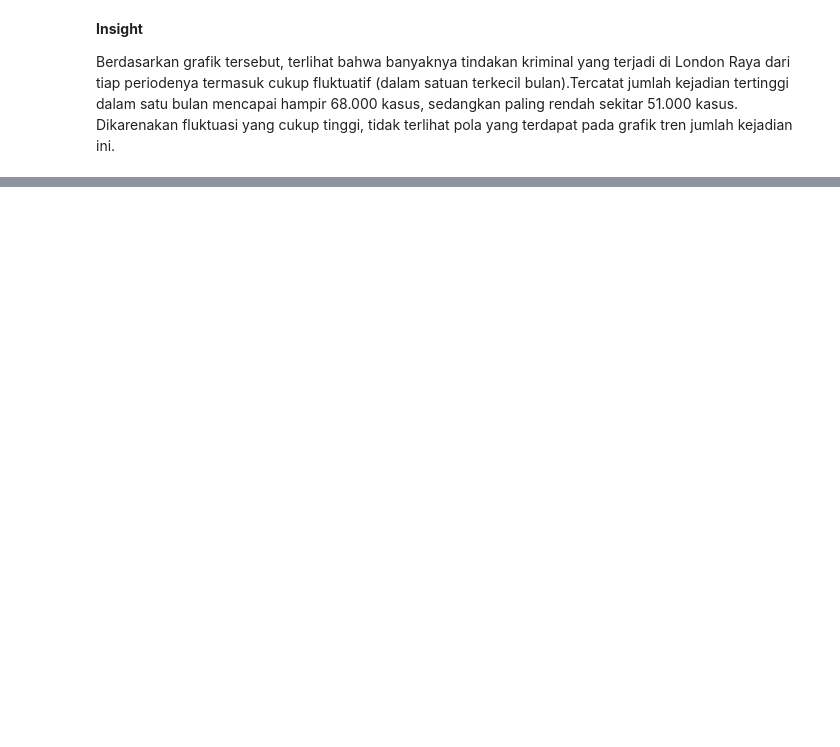
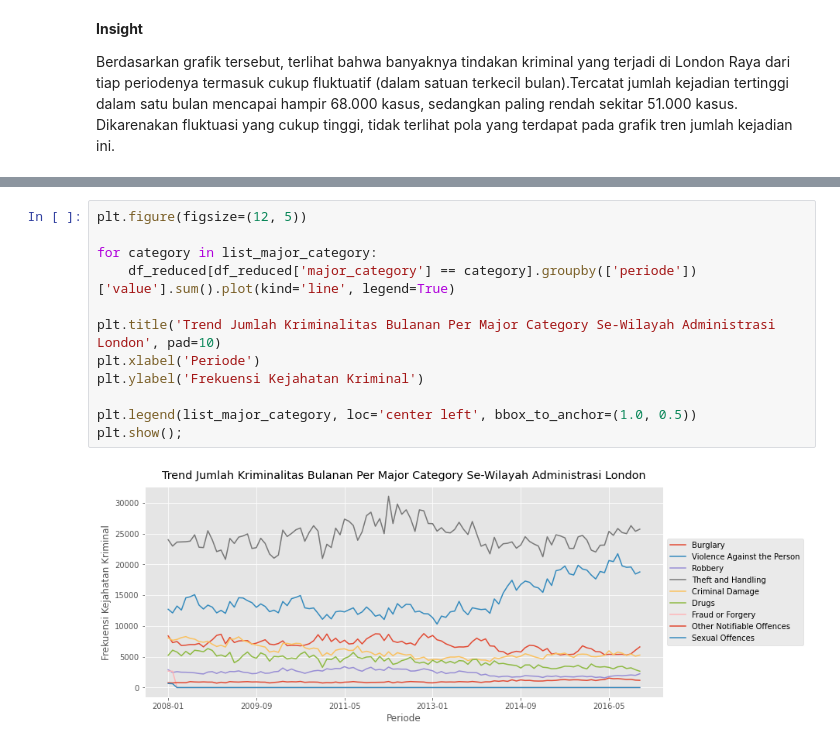
Before and after one commit to aufaf29/london-crime-analysis, a Jupyter notebook: PYTN_Assgn_1_076_Aufa Fadhlurohman.ipynb, the cells around one changed output, grey strips where cells are left out. Drawn from its saved outputs; the diff is of its cells as text; blank space fills up the shorter version.

```diff
--- a/PYTN_Assgn_1_076_Aufa Fadhlurohman.ipynb
+++ b/PYTN_Assgn_1_076_Aufa Fadhlurohman.ipynb
@@ -227,0 +269,14 @@ Berdasarkan grafik tersebut, terlihat bahwa banyaknya tindakan kriminal yang ter
+# %%
+plt.figure(figsize=(12, 5))
+
+for category in list_major_category:
+    df_reduced[df_reduced['major_category'] == category].groupby(['periode'])['value'].sum().plot(kind='line', legend=True)
+
+plt.title('Trend Jumlah Kriminalitas Bulanan Per Major Category Se-Wilayah Administrasi London', pad=10)
+plt.xlabel('Periode')
+plt.ylabel('Frekuensi Kejahatan Kriminal')
+
+plt.legend(list_major_category, loc='center left', bbox_to_anchor=(1.0, 0.5))
+plt.show();
+# %% [output]
+[figure, added]
```
Also changed, not shown: parts of 47 cells of this notebook.
